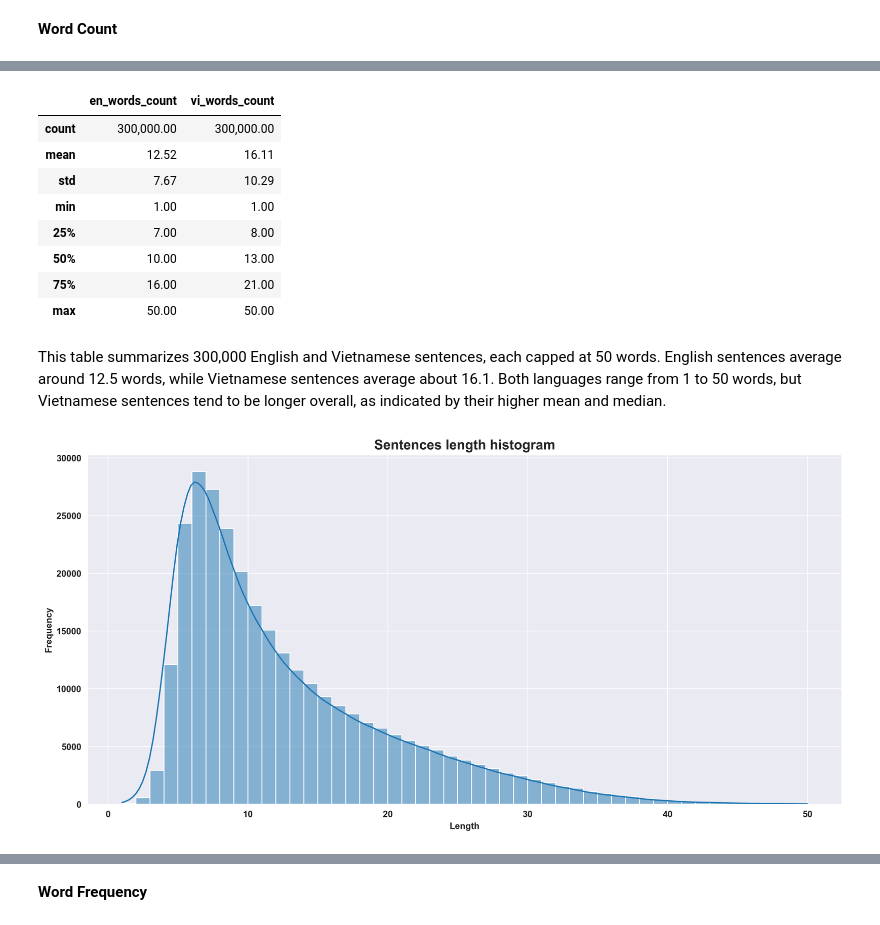
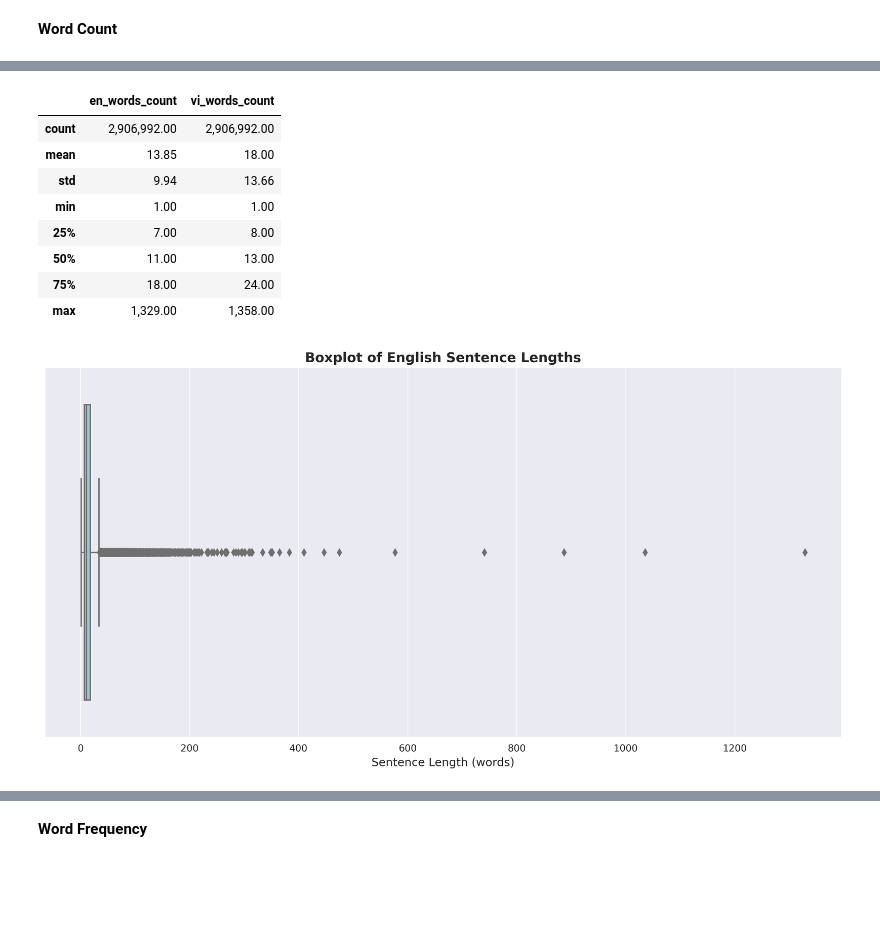
Before and after one commit to fisherman611/english-vietnamese-machine-translation, a Jupyter notebook: data/EDA.ipynb, the cells around one changed output, grey strips where cells are left out. Cells and saved outputs as stored; diff of their text form; code cells hidden in the pictures; blank space fills up the shorter version.

```diff
--- a/data/EDA.ipynb
+++ b/data/EDA.ipynb
@@ -16,0 +14,5 @@ envi_data = pd.read_csv('dataset_300k.csv')
+# %%
+%%capture
+from datasets import load_dataset
+
+dataset = load_dataset("ncduy/mt-en-vi")
@@ -17,3 +38,16 @@ envi_data = pd.read_csv('dataset_300k.csv')
+# %%
+train = dataset['train'].to_pandas()
+val = dataset['validation'].to_pandas()
+test = dataset['test'].to_pandas()
+# %%
+envi_data = pd.concat(
+    [
+        train,
+        val,
+        test
+    ]
+)
+envi_data.reset_index(drop=True, inplace=True)
 # %%
 envi_data.head()
 # %% [output]
@@ -70,13 +121,11 @@ The number of Vietnamese words count: 4833327 words
 envi_data.describe().map('{:,.2f}'.format)
 # %% [output]
 |  | en_words_count | vi_words_count |
-| count | 300,000.00 | 300,000.00 |
-| mean | 12.52 | 16.11 |
-| std | 7.67 | 10.29 |
+| count | 2,906,992.00 | 2,906,992.00 |
+| mean | 13.85 | 18.00 |
+| std | 9.94 | 13.66 |
 | min | 1.00 | 1.00 |
 | 25% | 7.00 | 8.00 |
-| 50% | 10.00 | 13.00 |
-| 75% | 16.00 | 21.00 |
-| max | 50.00 | 50.00 |
+| 50% | 11.00 | 13.00 |
+| 75% | 18.00 | 24.00 |
+| max | 1,329.00 | 1,358.00 |
-# %% [markdown]
-This table summarizes 300,000 English and Vietnamese sentences, each capped at 50 words. English sentences average around 12.5 words, while Vietnamese sentences average about 16.1. Both languages range from 1 to 50 words, but Vietnamese sentences tend to be longer overall, as indicated by their higher mean and median.
@@ -94,4 +132,16 @@ def sentences_length(len_data):
+# %%
+import matplotlib.pyplot as plt
+import seaborn as sns
+
+def boxplot_sentence_lengths(sentence_lengths, language="English", color="skyblue"):
+    plt.figure(figsize=(15, 7), dpi=300)
+    sns.set_style('darkgrid')
+    sns.boxplot(x=sentence_lengths, color=color)
+    plt.xlabel('Sentence Length (words)', fontsize=12)
+    plt.title(f'Boxplot of {language} Sentence Lengths', fontsize=14, fontweight='bold')
+
+    plt.show()
 # %%
-sentences_length(envi_data['en_words_count'])
+boxplot_sentence_lengths(envi_data['en_words_count'])
 # %% [output]
-[figure, old version]
+[figure, new version]
```
Also changed, not shown: parts of 37 cells of this notebook.
